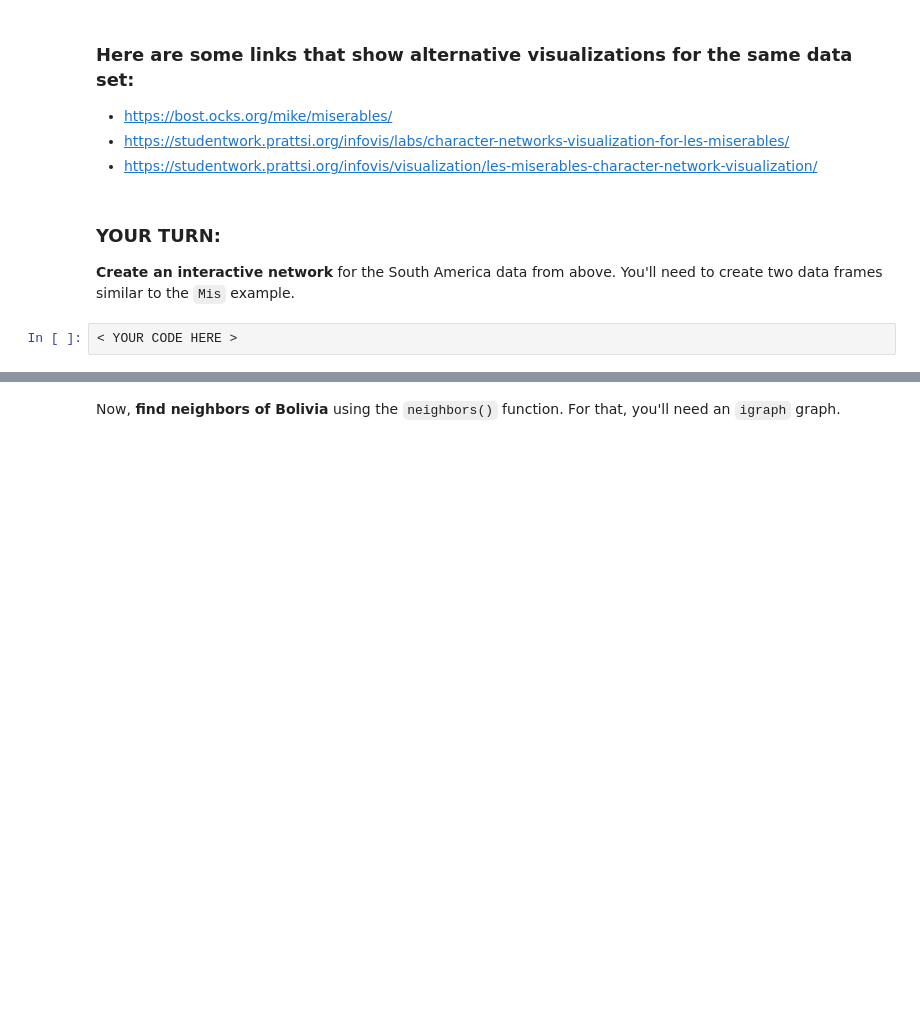
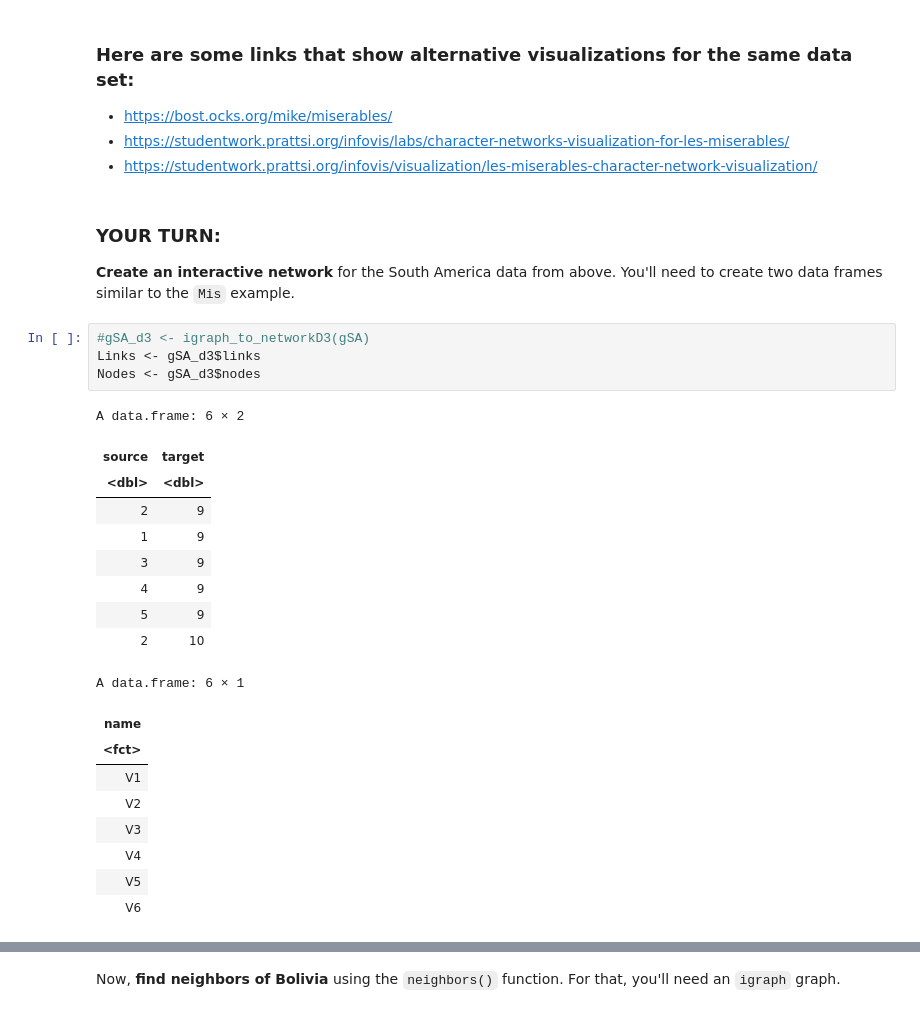
Before and after one commit to BlakeBigG/Big_Data_Visualization_MS, a Jupyter notebook: modules/module7/practices/L7_Network_Practice.ipynb, the cells around one changed output, grey strips where cells are left out. Saved outputs shown, nothing was run; the diff lists cells and outputs as text; blank space fills up the shorter version.

```diff
--- a/modules/module7/practices/L7_Network_Practice.ipynb
+++ b/modules/module7/practices/L7_Network_Practice.ipynb
@@ -228,5 +370,26 @@ forceNetwork(Links = MisLinks, Nodes = MisNodes,
 ### YOUR TURN:
 
 **Create an interactive network** for the South America data from above. You'll need to create two data frames similar to the `Mis` example.
-# %%
-< YOUR CODE HERE >
+# %%
+#gSA_d3 <- igraph_to_networkD3(gSA)
+Links <- gSA_d3$links
+Nodes <- gSA_d3$nodes
+# %% [output]
+A data.frame: 6 × 2
+| source | target |
+| <dbl> | <dbl> |
+| 2 | 9 |
+| 1 | 9 |
+| 3 | 9 |
+| 4 | 9 |
+| 5 | 9 |
+| 2 | 10 |
+A data.frame: 6 × 1
+| name |
+| <fct> |
+| V1 |
+| V2 |
+| V3 |
+| V4 |
+| V5 |
+| V6 |
```
Also changed, not shown: parts of 38 cells of this notebook.
